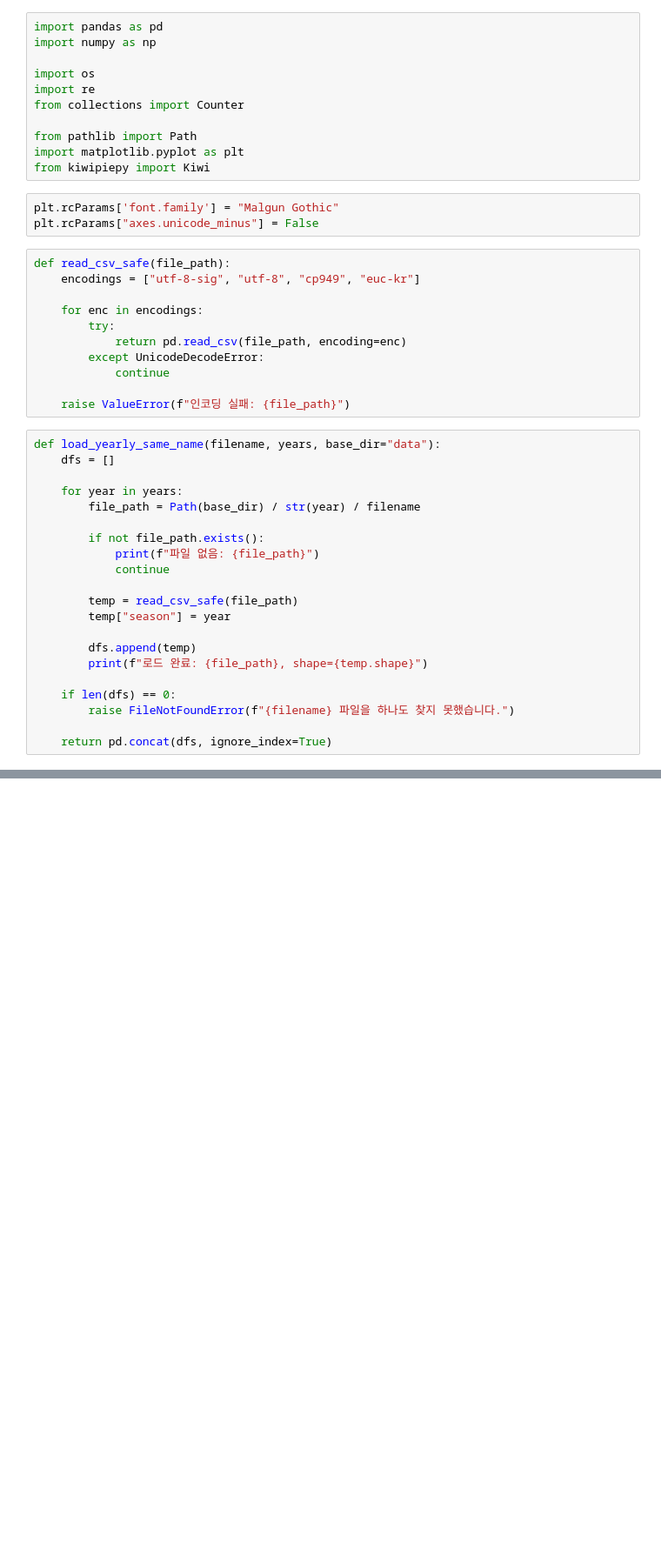
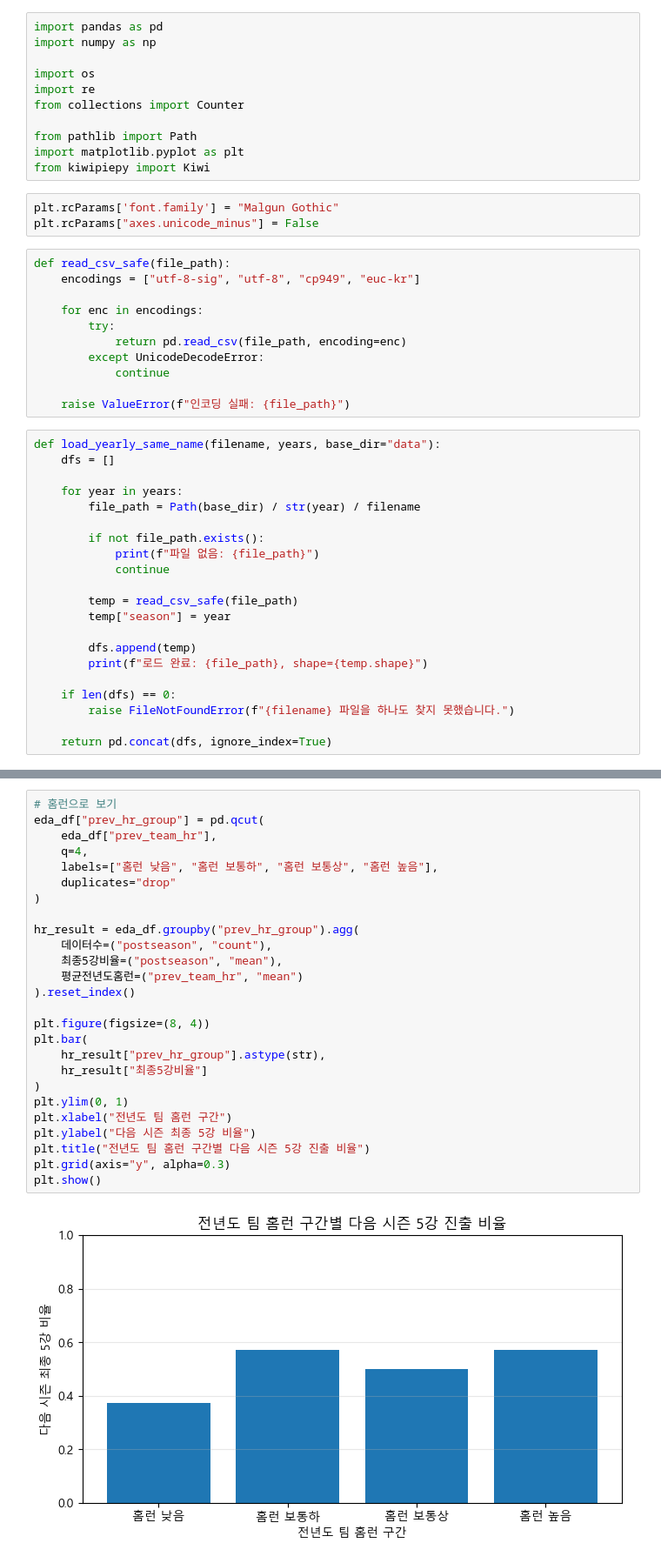
Before and after one commit to VCT3-baseball/Ml_Baseball, a Jupyter notebook: dy_/dy_EDA.ipynb, the cells around one changed output, grey strips where cells are left out. Shown at 87% size. Saved outputs shown, nothing was run; the diff lists cells and outputs as text; blank space fills up the shorter version.

```diff
--- a/dy_/dy_EDA.ipynb
+++ b/dy_/dy_EDA.ipynb
@@ -71,0 +896,28 @@ FileNotFoundError: 팀_순위.csv 파일을 하나도 찾지 못했습니다.
+# %%
+# 홈런으로 보기
+eda_df["prev_hr_group"] = pd.qcut(
+    eda_df["prev_team_hr"],
+    q=4,
+    labels=["홈런 낮음", "홈런 보통하", "홈런 보통상", "홈런 높음"],
+    duplicates="drop"
+)
+
+hr_result = eda_df.groupby("prev_hr_group").agg(
+    데이터수=("postseason", "count"),
+    최종5강비율=("postseason", "mean"),
+    평균전년도홈런=("prev_team_hr", "mean")
+).reset_index()
+
+plt.figure(figsize=(8, 4))
+plt.bar(
+    hr_result["prev_hr_group"].astype(str),
+    hr_result["최종5강비율"]
+)
+plt.ylim(0, 1)
+plt.xlabel("전년도 팀 홈런 구간")
+plt.ylabel("다음 시즌 최종 5강 비율")
+plt.title("전년도 팀 홈런 구간별 다음 시즌 5강 진출 비율")
+plt.grid(axis="y", alpha=0.3)
+plt.show()
+# %% [output]
+[figure, added]
```
Also changed, not shown: parts of 41 cells of this notebook, 29 other files.
